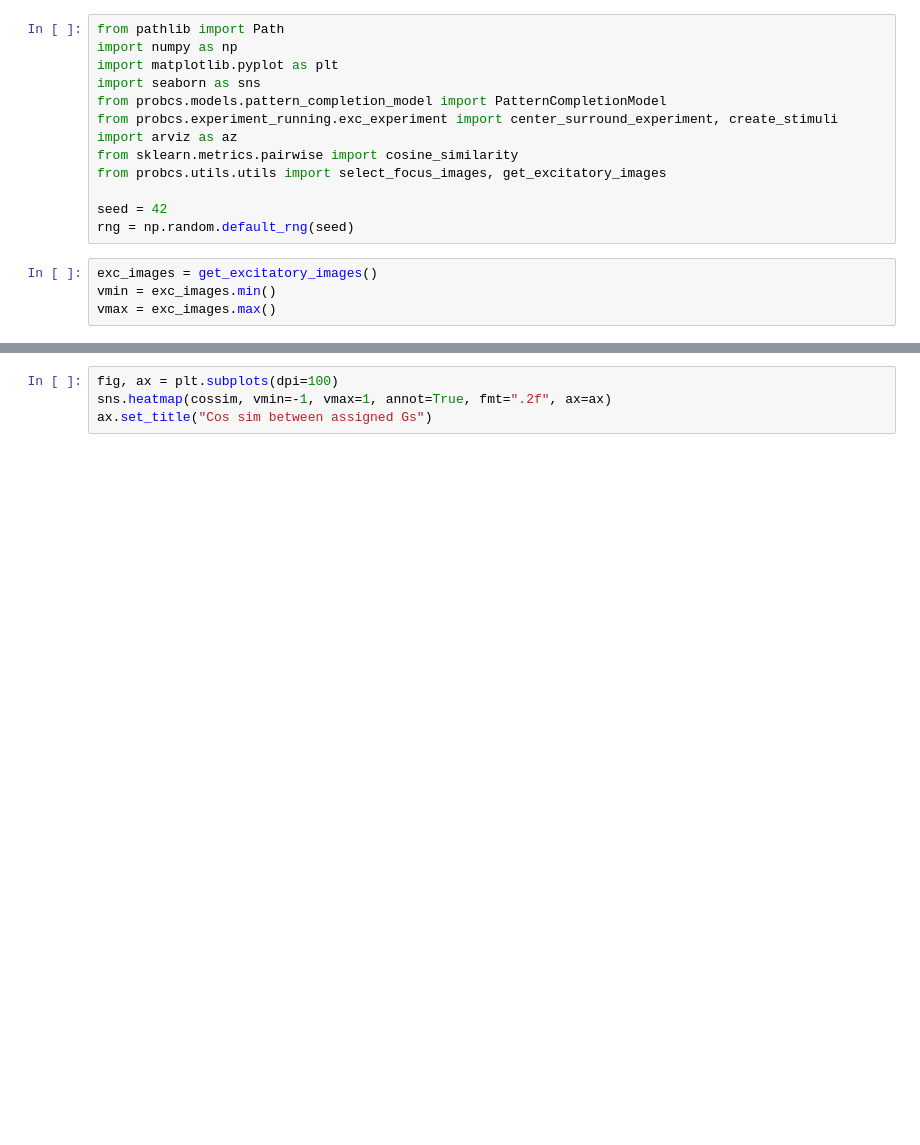
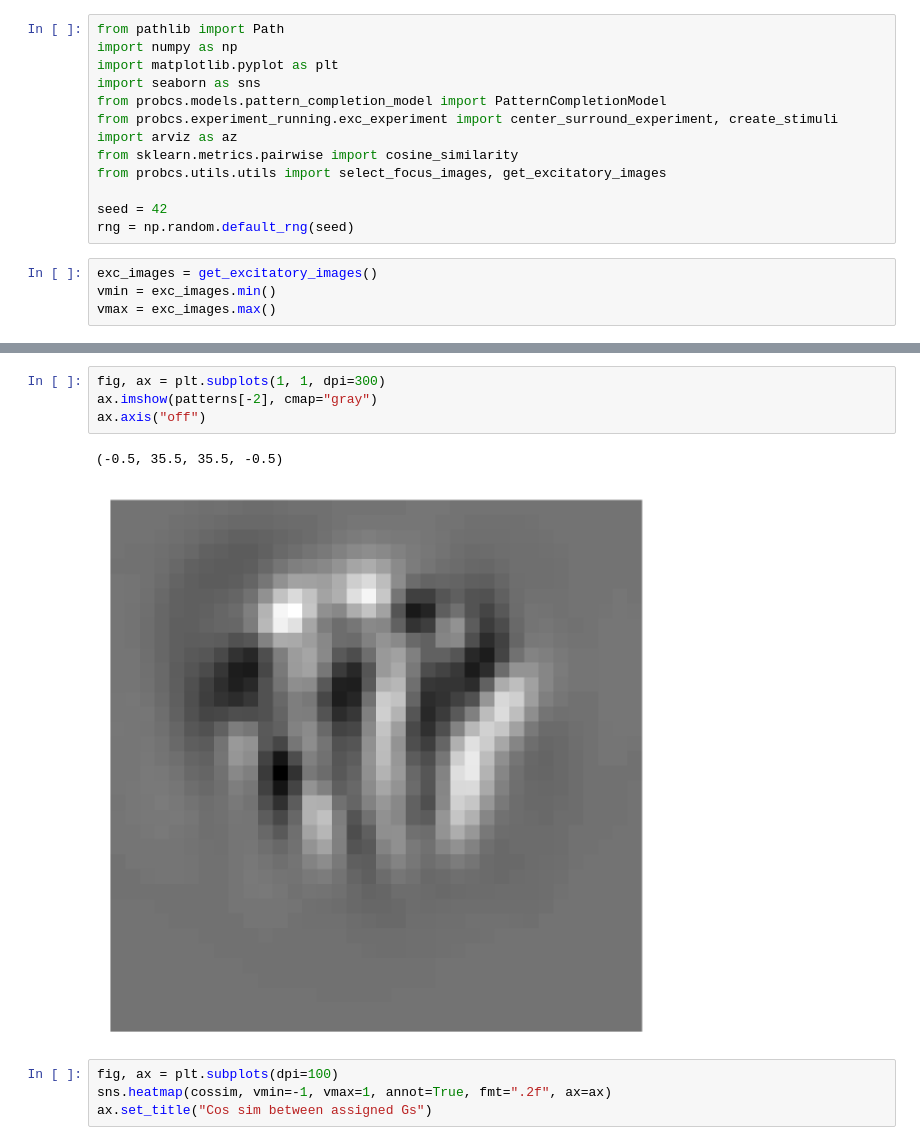
Before and after one commit to suhasshrinivasan/probabilistic-center-surround, a Jupyter notebook: experiments/exc_driven_model/focused_images.ipynb, the cells around one changed output, grey strips where cells are left out. Drawn from its saved outputs; the diff is of its cells as text; blank space fills up the shorter version.

```diff
--- a/experiments/exc_driven_model/focused_images.ipynb
+++ b/experiments/exc_driven_model/focused_images.ipynb
@@ -55,3 +82,10 @@ cossim.shape
+# %%
+fig, ax = plt.subplots(1, 1, dpi=300)
+ax.imshow(patterns[-2], cmap="gray")
+ax.axis("off")
+# %% [output]
+(-0.5, 35.5, 35.5, -0.5)
+[figure, added]
 # %%
 fig, ax = plt.subplots(dpi=100)
 sns.heatmap(cossim, vmin=-1, vmax=1, annot=True, fmt=".2f", ax=ax)
```
Also changed, not shown: parts of 25 cells of this notebook, 15 other files.
